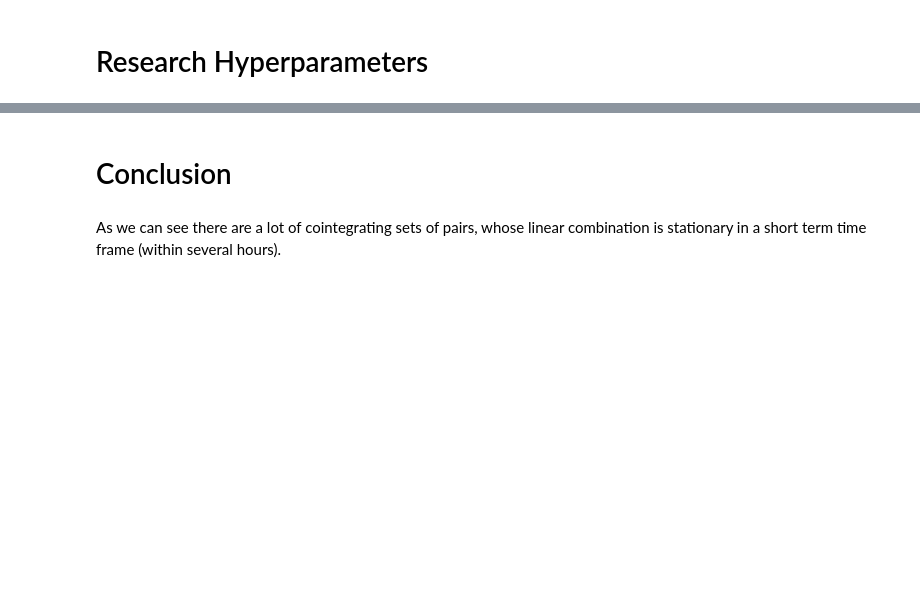
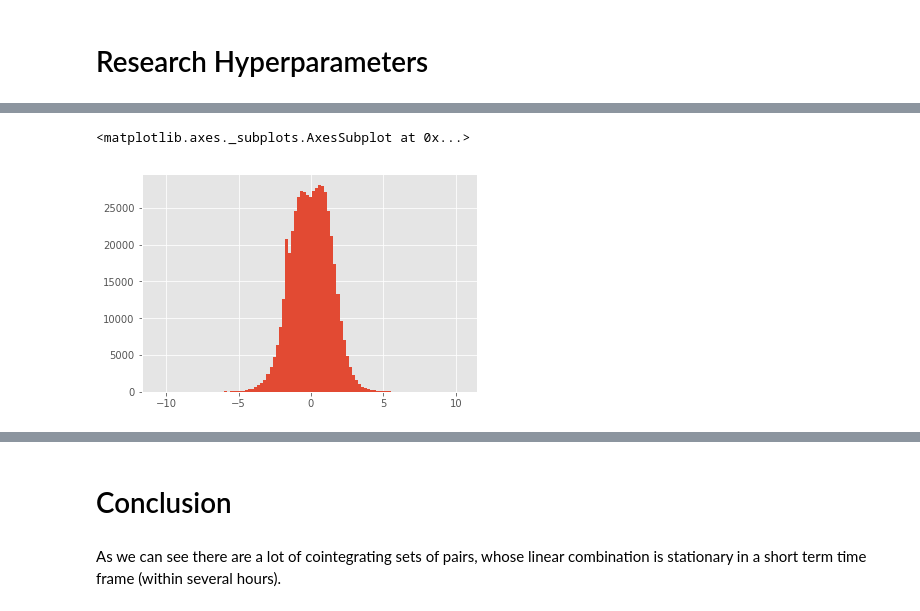
Before and after one commit to Aprilhanlu/hse-crypto-statistical-arbitrage, a Jupyter notebook: Research Pair Trading Opportunities.ipynb, the cells around one changed output, grey strips where cells are left out. Cells and saved outputs as stored; diff of their text form; code cells hidden in the pictures; blank space fills up the shorter version.

```diff
--- a/Research Pair Trading Opportunities.ipynb
+++ b/Research Pair Trading Opportunities.ipynb
@@ -205,0 +195,9 @@ utils.draw_cointegration(('ETH-USD', 'BTC-USD', 'BCH-USD','LTC-USD'), data, sele
+# %%
+coint_series = data["BTC-USD"] - data["LTC-USD"] * 0.3577543246436745
+win_sz = int(13022 * 0.01)
+coint_z_scores = (coint_series - coint_series.rolling(win_sz).mean()) / coint_series.rolling(win_sz).std()
+# %%
+coint_z_scores.hist(bins=100)
+# %% [output]
+<matplotlib.axes._subplots.AxesSubplot at 0x...>
+[figure, added]
```
Also changed, not shown: parts of 63 cells of this notebook.
